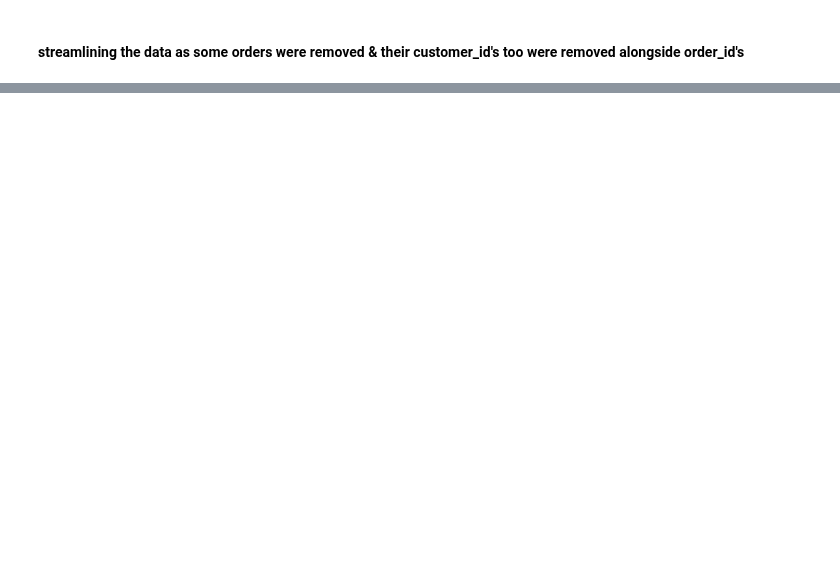
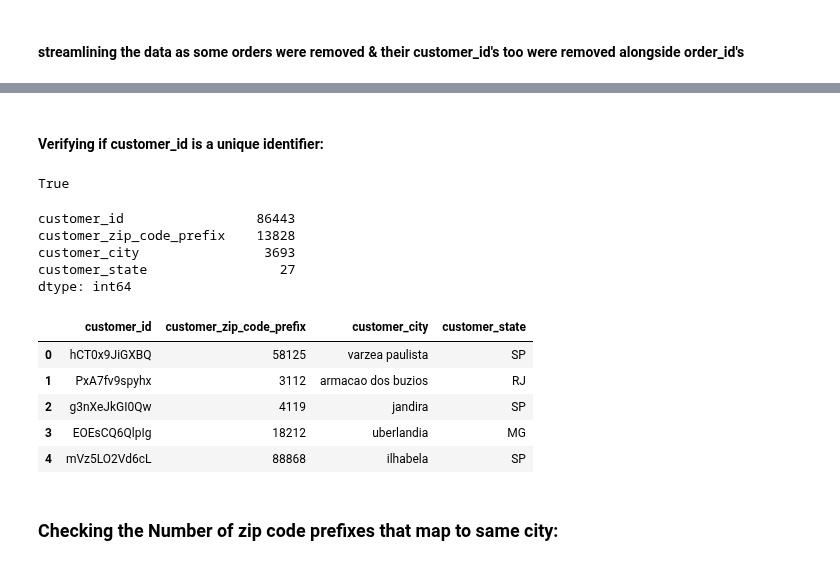
Before and after one commit to JatinY459/ecommerce-data-analysis, a Jupyter notebook: notebooks/02_data_cleaning.ipynb, the cells around one changed output, grey strips where cells are left out. Cells and saved outputs as stored; diff of their text form; code cells hidden in the pictures; blank space fills up the shorter version.

Commit message:
cleaned customers data

```diff
--- a/notebooks/02_data_cleaning.ipynb
+++ b/notebooks/02_data_cleaning.ipynb
@@ -538,0 +537,25 @@ memory usage: 3.4 MB
+# %% [markdown]
+#### Verifying if customer_id is a unique identifier:
+# %%
+customers['customer_id'].nunique() == customers.shape[0]
+# %% [output]
+True
+# %%
+customers.nunique()
+# %% [output]
+customer_id                 86443
+customer_zip_code_prefix    13828
+customer_city                3693
+customer_state                 27
+dtype: int64
+# %%
+customers.head()
+# %% [output]
+|  | customer_id | customer_zip_code_prefix | customer_city | customer_state |
+| 0 | hCT0x9JiGXBQ | 58125 | varzea paulista | SP |
+| 1 | PxA7fv9spyhx | 3112 | armacao dos buzios | RJ |
+| 2 | g3nXeJkGI0Qw | 4119 | jandira | SP |
+| 3 | EOEsCQ6QlpIg | 18212 | uberlandia | MG |
+| 4 | mVz5LO2Vd6cL | 88868 | ilhabela | SP |
+# %% [markdown]
+### Checking the Number of zip code prefixes that map to same city:
```
Also changed, not shown: parts of 20 cells of this notebook.
